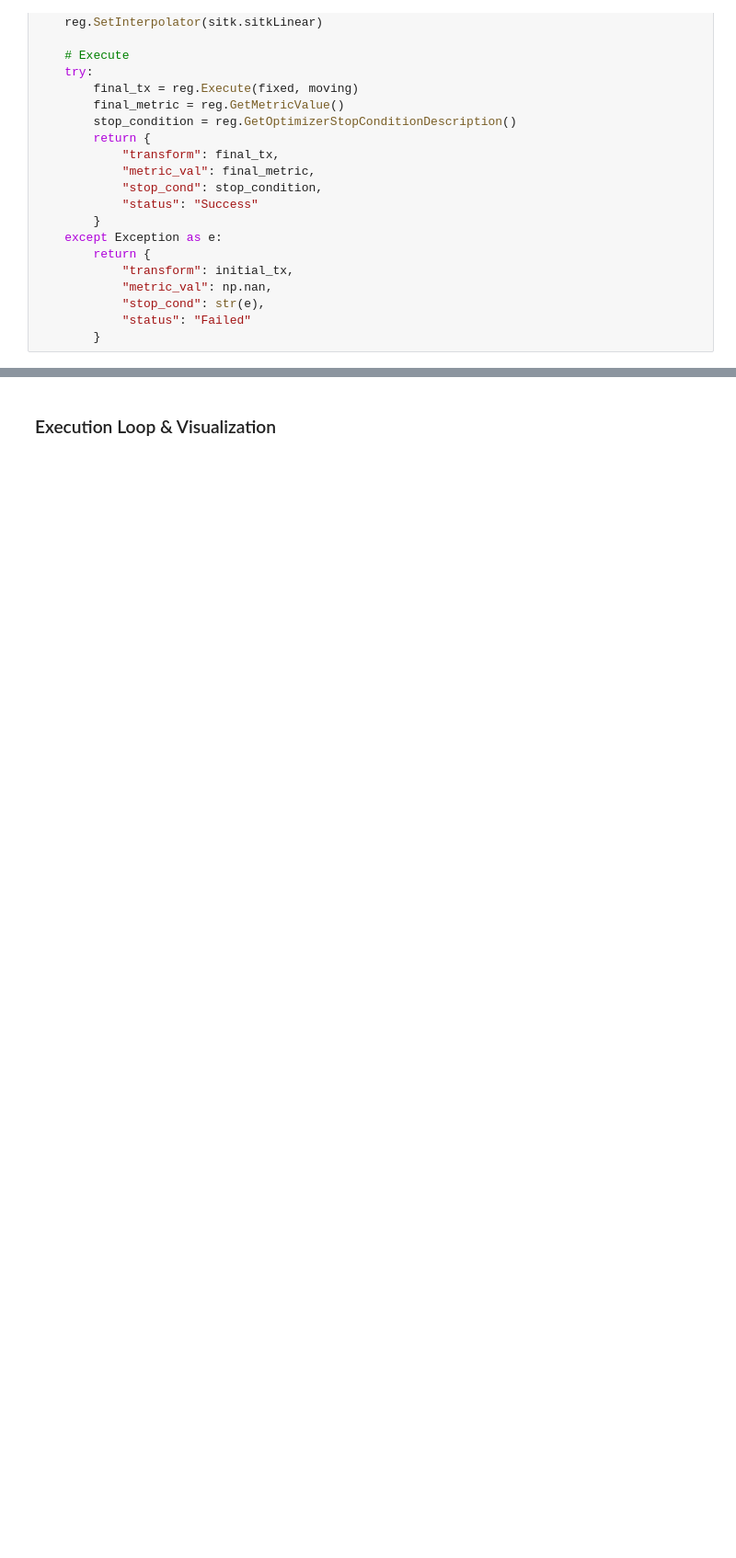
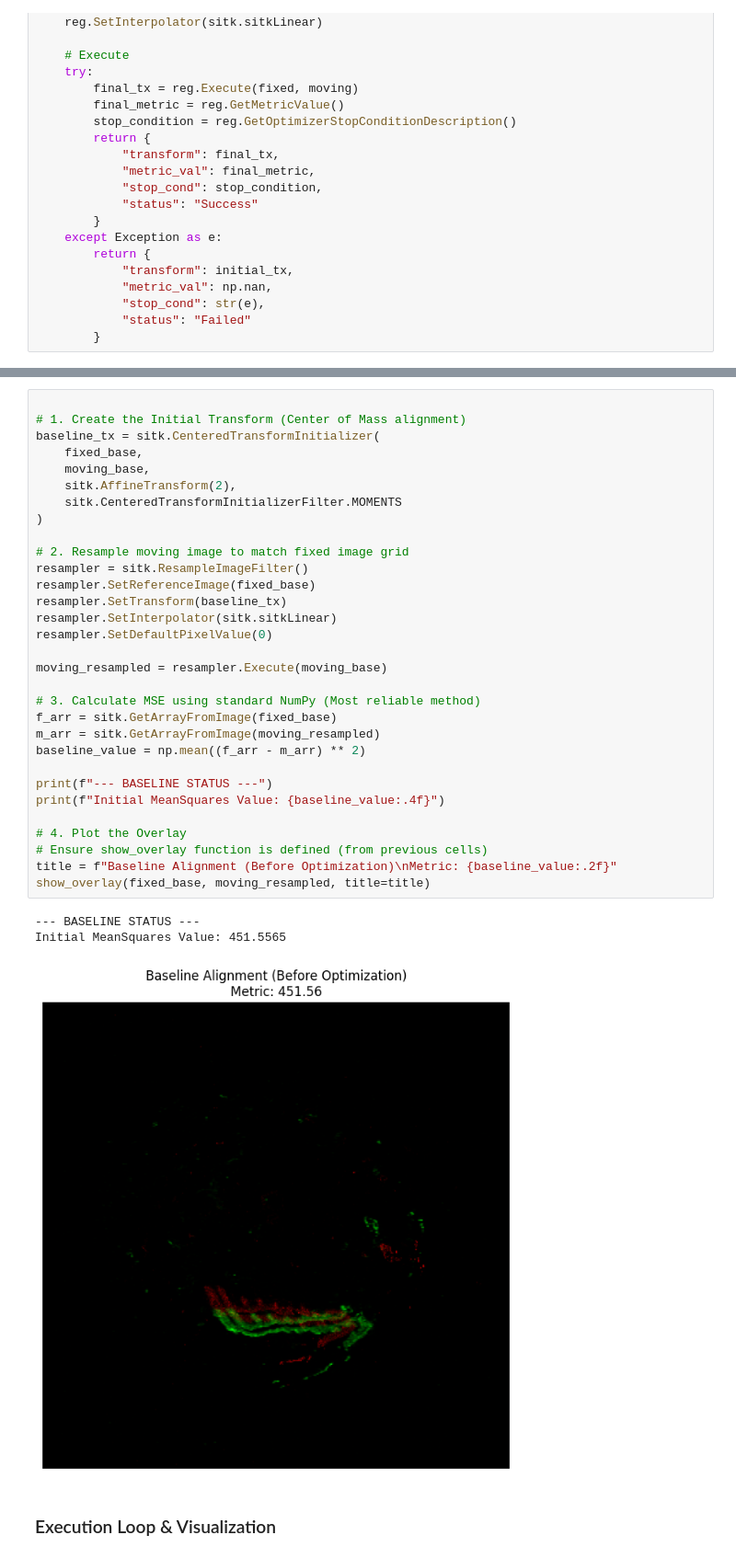
Before and after one commit to junming732/3D-TMA-Register, a Jupyter notebook: experiments/experiment_simulated_metric_comparison.ipynb, the cells around one changed output, grey strips where cells are left out. Shown at 92% size. Saved outputs shown, nothing was run; the diff lists cells and outputs as text; blank space fills up the shorter version.

```diff
--- a/experiments/experiment_simulated_metric_comparison.ipynb
+++ b/experiments/experiment_simulated_metric_comparison.ipynb
@@ -178,3 +180,38 @@ def run_standardized_registration(fixed, moving, optimizer_name, metric_name):
+# %%
+
+# 1. Create the Initial Transform (Center of Mass alignment)
+baseline_tx = sitk.CenteredTransformInitializer(
+    fixed_base,
+    moving_base,
+    sitk.AffineTransform(2),
+    sitk.CenteredTransformInitializerFilter.MOMENTS
+)
+
+# 2. Resample moving image to match fixed image grid
+resampler = sitk.ResampleImageFilter()
+resampler.SetReferenceImage(fixed_base)
+resampler.SetTransform(baseline_tx)
+resampler.SetInterpolator(sitk.sitkLinear)
+resampler.SetDefaultPixelValue(0)
+
+moving_resampled = resampler.Execute(moving_base)
+
+# 3. Calculate MSE using standard NumPy (Most reliable method)
+f_arr = sitk.GetArrayFromImage(fixed_base)
+m_arr = sitk.GetArrayFromImage(moving_resampled)
+baseline_value = np.mean((f_arr - m_arr) ** 2)
+
+print(f"--- BASELINE STATUS ---")
+print(f"Initial MeanSquares Value: {baseline_value:.4f}")
+
+# 4. Plot the Overlay
+# Ensure show_overlay function is defined (from previous cells)
+title = f"Baseline Alignment (Before Optimization)\nMetric: {baseline_value:.2f}"
+show_overlay(fixed_base, moving_resampled, title=title)
+# %% [output]
+--- BASELINE STATUS ---
+Initial MeanSquares Value: 451.5565
+[figure, added]
 # %% [markdown]
 ### Execution Loop & Visualization
 # %%
```
Also changed, not shown: parts of 2 cells of this notebook, 5 other files.
